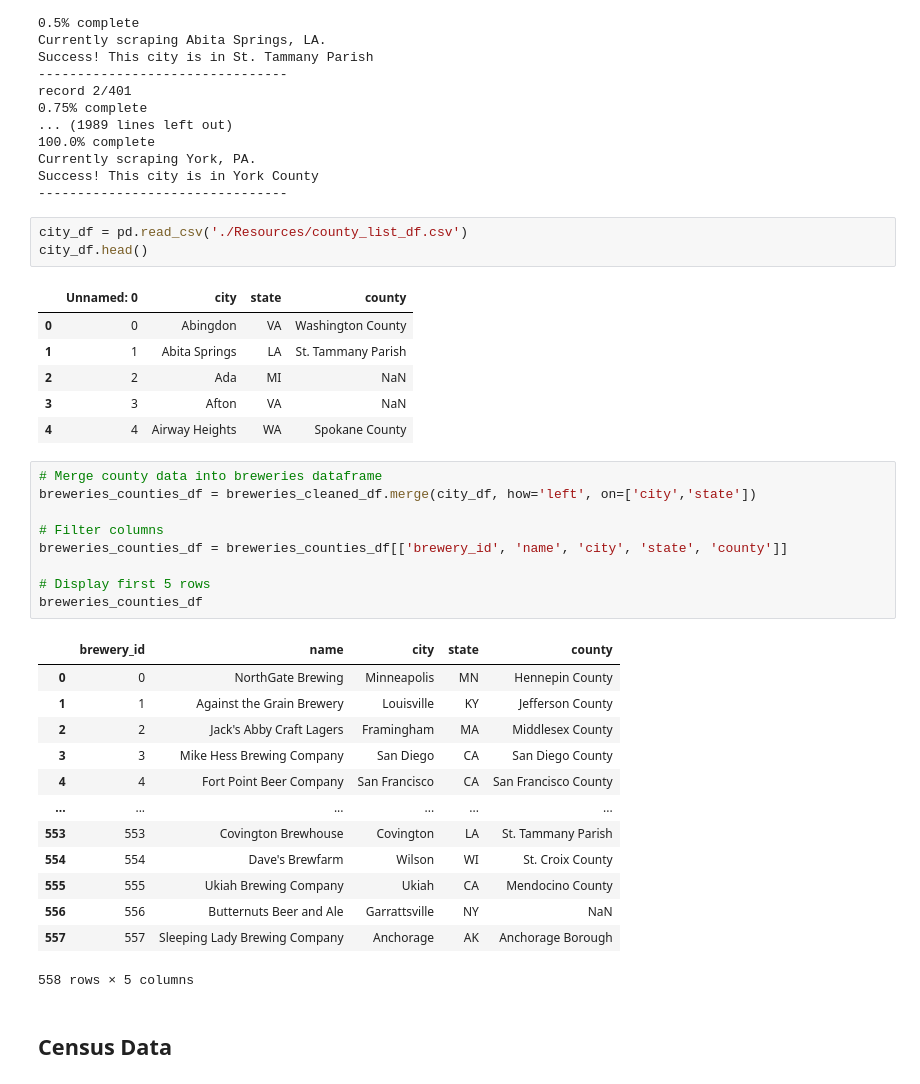
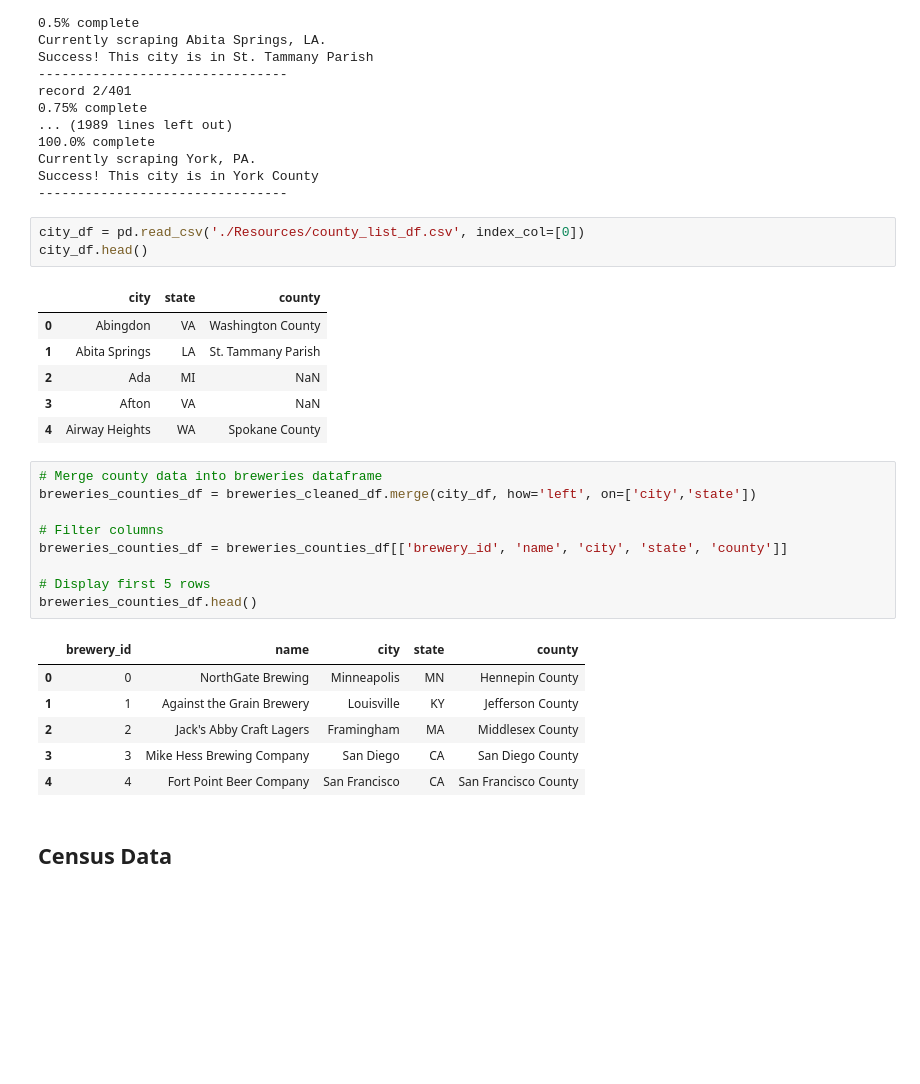
Before and after one commit to gdagger/Team3_Project2, a Jupyter notebook: ETL.ipynb, the cells around one changed output. Drawn from its saved outputs; the diff is of its cells as text; blank space fills up the shorter version.

```diff
--- a/ETL.ipynb
+++ b/ETL.ipynb
@@ -90,38 +90,31 @@ Currently scraping York, PA.
 Success! This city is in York County
 --------------------------------
 # %%
-city_df = pd.read_csv('./Resources/county_list_df.csv')
+city_df = pd.read_csv('./Resources/county_list_df.csv', index_col=[0])
 city_df.head()
 # %% [output]
-|  | Unnamed: 0 | city | state | county |
-| 0 | 0 | Abingdon | VA | Washington County |
-| 1 | 1 | Abita Springs | LA | St. Tammany Parish |
-| 2 | 2 | Ada | MI | NaN |
-| 3 | 3 | Afton | VA | NaN |
-| 4 | 4 | Airway Heights | WA | Spokane County |
+|  | city | state | county |
+| 0 | Abingdon | VA | Washington County |
+| 1 | Abita Springs | LA | St. Tammany Parish |
+| 2 | Ada | MI | NaN |
+| 3 | Afton | VA | NaN |
+| 4 | Airway Heights | WA | Spokane County |
 # %%
 # Merge county data into breweries dataframe
 breweries_counties_df = breweries_cleaned_df.merge(city_df, how='left', on=['city','state'])
 
 # Filter columns
 breweries_counties_df = breweries_counties_df[['brewery_id', 'name', 'city', 'state', 'county']]
 
 # Display first 5 rows
-breweries_counties_df
+breweries_counties_df.head()
 # %% [output]
 |  | brewery_id | name | city | state | county |
 | 0 | 0 | NorthGate Brewing | Minneapolis | MN | Hennepin County |
 | 1 | 1 | Against the Grain Brewery | Louisville | KY | Jefferson County |
 | 2 | 2 | Jack's Abby Craft Lagers | Framingham | MA | Middlesex County |
 | 3 | 3 | Mike Hess Brewing Company | San Diego | CA | San Diego County |
 | 4 | 4 | Fort Point Beer Company | San Francisco | CA | San Francisco County |
-| ... | ... | ... | ... | ... | ... |
-| 553 | 553 | Covington Brewhouse | Covington | LA | St. Tammany Parish |
-| 554 | 554 | Dave's Brewfarm | Wilson | WI | St. Croix County |
-| 555 | 555 | Ukiah Brewing Company | Ukiah | CA | Mendocino County |
-| 556 | 556 | Butternuts Beer and Ale | Garrattsville | NY | NaN |
-| 557 | 557 | Sleeping Lady Brewing Company | Anchorage | AK | Anchorage Borough |
-558 rows × 5 columns
 # %% [markdown]
 ## Census Data
 # %% [markdown]
```
Also changed, not shown: parts of 11 cells of this notebook, 1 other file.
